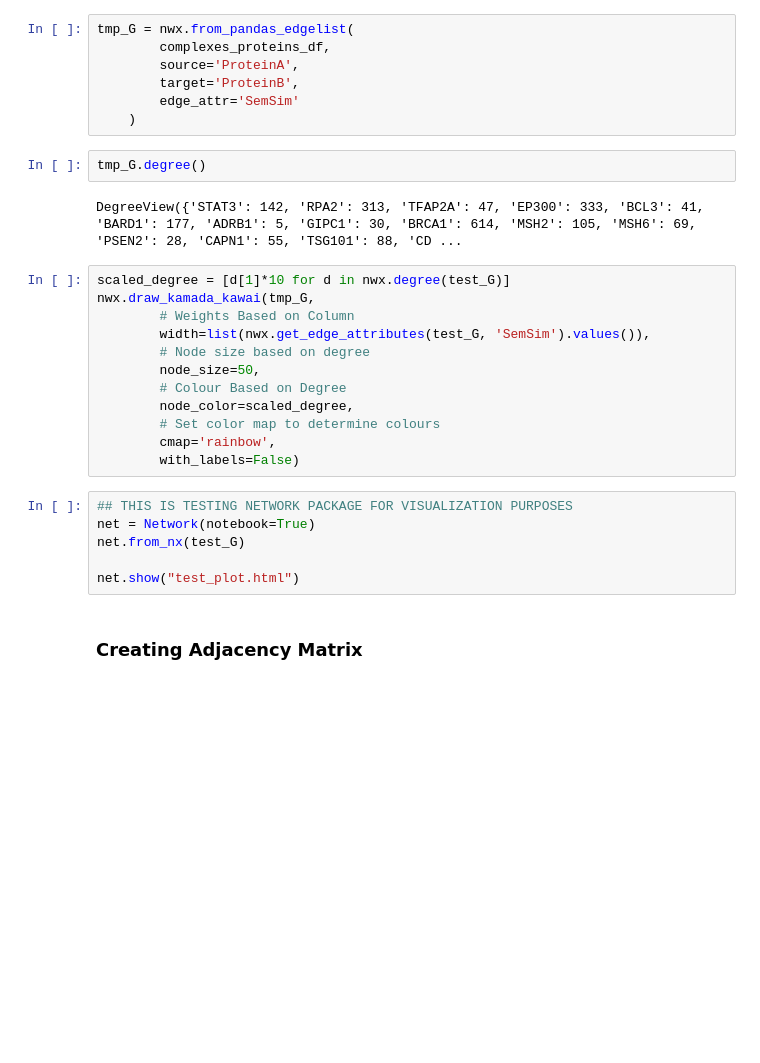
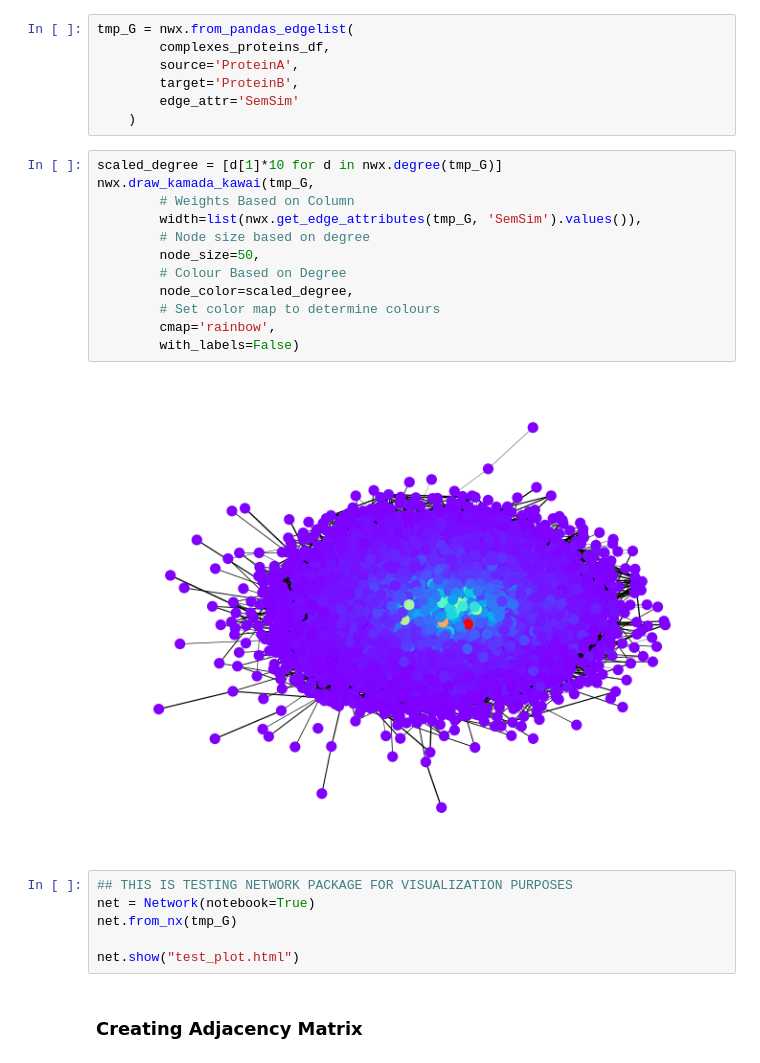
Before and after one commit to mehdimerbah/TDA-PPIN, a Jupyter notebook: preprocessing/Cleaned_DataPreprocessing_PPI.ipynb, the cells around one changed output. Drawn from its saved outputs; the diff is of its cells as text; blank space fills up the shorter version.

```diff
--- a/preprocessing/Cleaned_DataPreprocessing_PPI.ipynb
+++ b/preprocessing/Cleaned_DataPreprocessing_PPI.ipynb
@@ -375,26 +375,24 @@ tmp_G = nwx.from_pandas_edgelist(
         target='ProteinB',
         edge_attr='SemSim'
     )
-# %%
-tmp_G.degree()
-# %% [output]
-DegreeView({'STAT3': 142, 'RPA2': 313, 'TFAP2A': 47, 'EP300': 333, 'BCL3': 41, 'BARD1': 177, 'ADRB1': 5, 'GIPC1': 30, 'BRCA1': 614, 'MSH2': 105, 'MSH6': 69, 'PSEN2': 28, 'CAPN1': 55, 'TSG101': 88, 'CD ...
 # %%
-scaled_degree = [d[1]*10 for d in nwx.degree(test_G)]
+scaled_degree = [d[1]*10 for d in nwx.degree(tmp_G)]
 nwx.draw_kamada_kawai(tmp_G,
         # Weights Based on Column
-        width=list(nwx.get_edge_attributes(test_G, 'SemSim').values()),
+        width=list(nwx.get_edge_attributes(tmp_G, 'SemSim').values()),
         # Node size based on degree
         node_size=50,
         # Colour Based on Degree
         node_color=scaled_degree,
         # Set color map to determine colours
         cmap='rainbow',
         with_labels=False)
+# %% [output]
+[figure, added]
 # %%
 ## THIS IS TESTING NETWORK PACKAGE FOR VISUALIZATION PURPOSES
 net = Network(notebook=True)
-net.from_nx(test_G)
+net.from_nx(tmp_G)
 
 net.show("test_plot.html")
 # %% [markdown]
```
Also changed, not shown: 2 other files.
